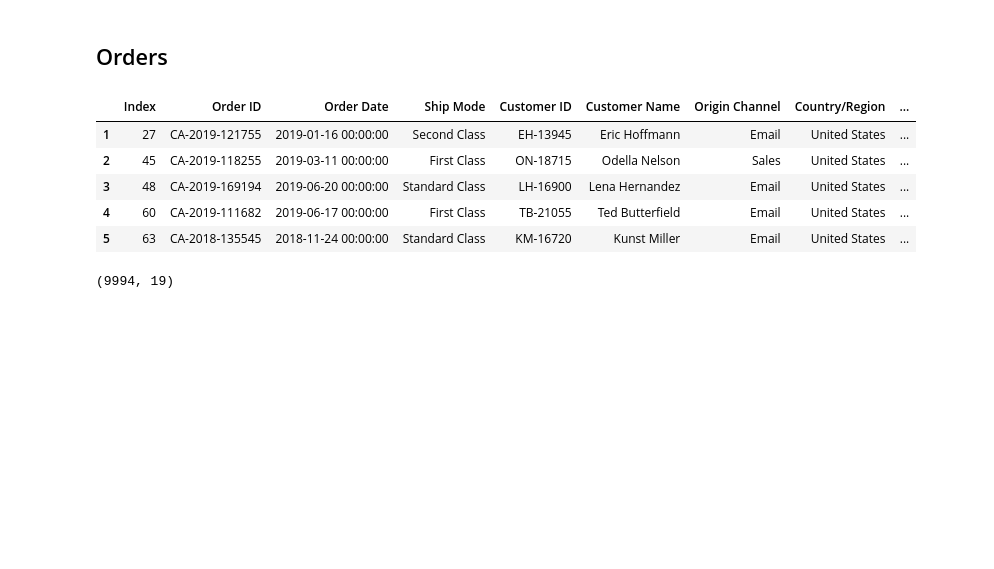
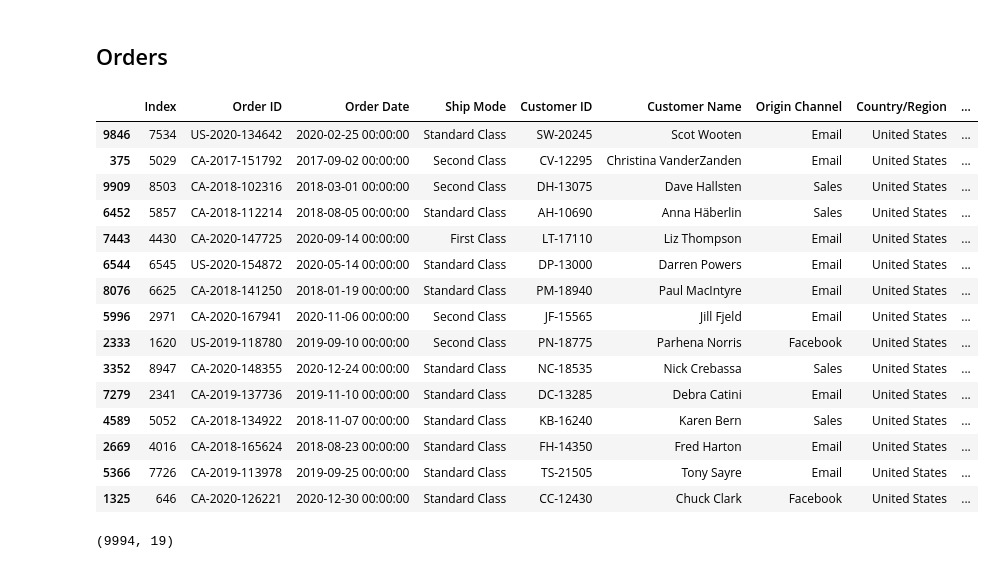
Before and after one commit to NourSaf/muesli-project, a Jupyter notebook: EDA_Muesli-warehouse.ipynb, the cells around one changed output. Saved outputs shown, nothing was run; the diff lists cells and outputs as text; code cells hidden in the pictures; blank space fills up the shorter version.

```diff
--- a/EDA_Muesli-warehouse.ipynb
+++ b/EDA_Muesli-warehouse.ipynb
@@ -11,23 +11,33 @@ import matplotlib.pyplot as plt
 # %%
 DATA_PATH = 'Muesli Project raw data.xlsx'
 orders = pd.read_excel(DATA_PATH, sheet_name='Orders')
 
 # rename columns in the dateset
 # get columns names from the first row
 col_names = list(orders.iloc[0])
 
 # assign the columns names the right name
 orders.columns = col_names
 orders = orders[1:]
 
-orders.head(5)
+orders.sample(15)
 # %% [output]
 |  | Index | Order ID | Order Date | Ship Mode | Customer ID | Customer Name | Origin Channel | Country/Region | ... |
-| 1 | 27 | CA-2019-121755 | 2019-01-16 00:00:00 | Second Class | EH-13945 | Eric Hoffmann | Email | United States | ... |
-| 2 | 45 | CA-2019-118255 | 2019-03-11 00:00:00 | First Class | ON-18715 | Odella Nelson | Sales | United States | ... |
-| 3 | 48 | CA-2019-169194 | 2019-06-20 00:00:00 | Standard Class | LH-16900 | Lena Hernandez | Email | United States | ... |
-| 4 | 60 | CA-2019-111682 | 2019-06-17 00:00:00 | First Class | TB-21055 | Ted Butterfield | Email | United States | ... |
-| 5 | 63 | CA-2018-135545 | 2018-11-24 00:00:00 | Standard Class | KM-16720 | Kunst Miller | Email | United States | ... |
+| 9846 | 7534 | US-2020-134642 | 2020-02-25 00:00:00 | Standard Class | SW-20245 | Scot Wooten | Email | United States | ... |
+| 375 | 5029 | CA-2017-151792 | 2017-09-02 00:00:00 | Second Class | CV-12295 | Christina VanderZanden | Email | United States | ... |
+| 9909 | 8503 | CA-2018-102316 | 2018-03-01 00:00:00 | Second Class | DH-13075 | Dave Hallsten | Sales | United States | ... |
+| 6452 | 5857 | CA-2018-112214 | 2018-08-05 00:00:00 | Standard Class | AH-10690 | Anna Häberlin | Sales | United States | ... |
+| 7443 | 4430 | CA-2020-147725 | 2020-09-14 00:00:00 | First Class | LT-17110 | Liz Thompson | Email | United States | ... |
+| 6544 | 6545 | US-2020-154872 | 2020-05-14 00:00:00 | Standard Class | DP-13000 | Darren Powers | Email | United States | ... |
+| 8076 | 6625 | CA-2018-141250 | 2018-01-19 00:00:00 | Standard Class | PM-18940 | Paul MacIntyre | Email | United States | ... |
+| 5996 | 2971 | CA-2020-167941 | 2020-11-06 00:00:00 | Second Class | JF-15565 | Jill Fjeld | Email | United States | ... |
+| 2333 | 1620 | US-2019-118780 | 2019-09-10 00:00:00 | Second Class | PN-18775 | Parhena Norris | Facebook | United States | ... |
+| 3352 | 8947 | CA-2020-148355 | 2020-12-24 00:00:00 | Standard Class | NC-18535 | Nick Crebassa | Sales | United States | ... |
+| 7279 | 2341 | CA-2019-137736 | 2019-11-10 00:00:00 | Standard Class | DC-13285 | Debra Catini | Email | United States | ... |
+| 4589 | 5052 | CA-2018-134922 | 2018-11-07 00:00:00 | Standard Class | KB-16240 | Karen Bern | Sales | United States | ... |
+| 2669 | 4016 | CA-2018-165624 | 2018-08-23 00:00:00 | Standard Class | FH-14350 | Fred Harton | Email | United States | ... |
+| 5366 | 7726 | CA-2019-113978 | 2019-09-25 00:00:00 | Standard Class | TS-21505 | Tony Sayre | Email | United States | ... |
+| 1325 | 646 | CA-2020-126221 | 2020-12-30 00:00:00 | Standard Class | CC-12430 | Chuck Clark | Facebook | United States | ... |
 # %%
 orders.shape
 # %% [output]
```
Also changed, not shown: parts of 39 cells of this notebook, 9 other files.
